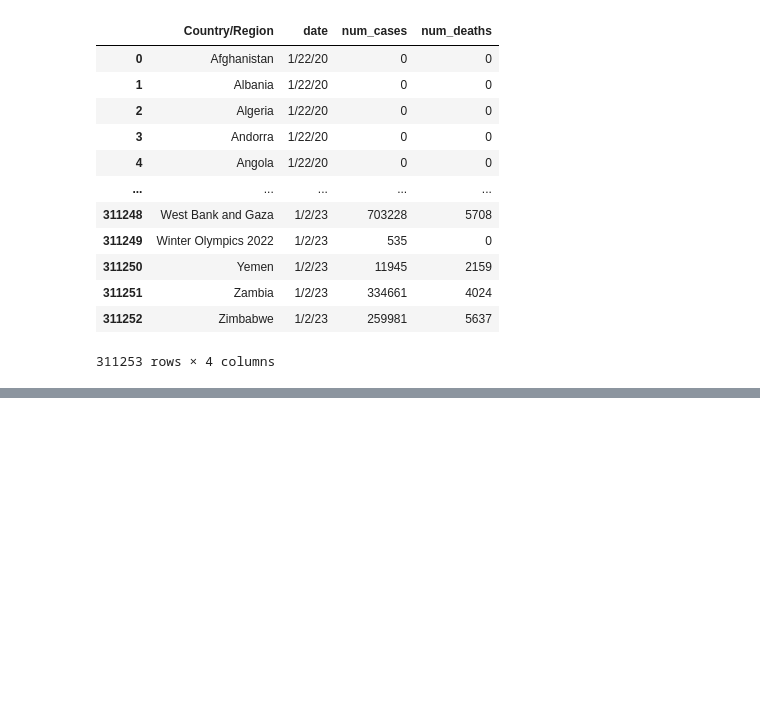
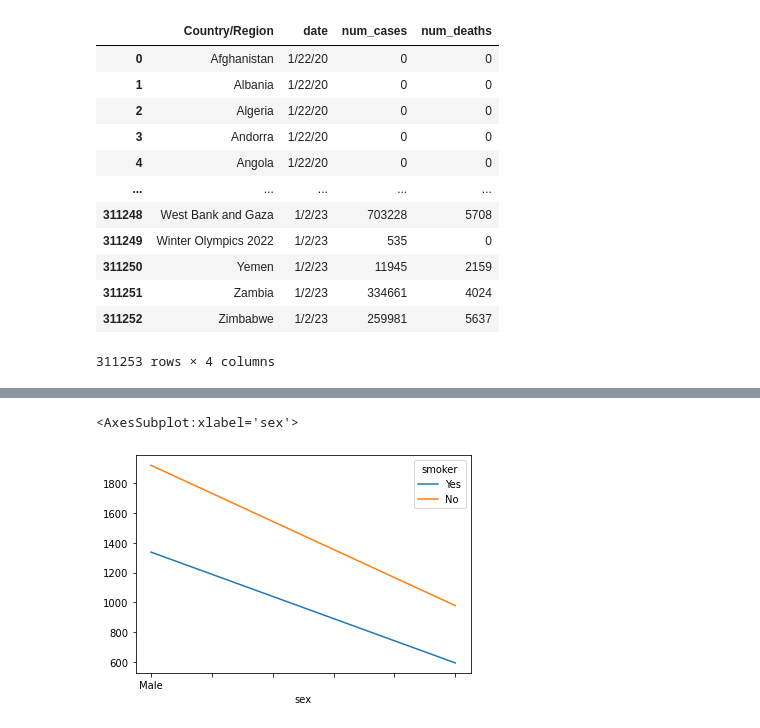
Before and after one commit to divyanshooter/Python, a Jupyter notebook: Tools/Pandas/Multindex Series and Dataframe.ipynb, the cells around one changed output, grey strips where cells are left out. Saved outputs shown, nothing was run; the diff lists cells and outputs as text; code cells hidden in the pictures; blank space fills up the shorter version.

Commit message:
pivot_table added

```diff
--- a/Tools/Pandas/Multindex Series and Dataframe.ipynb
+++ b/Tools/Pandas/Multindex Series and Dataframe.ipynb
@@ -607,0 +617,3 @@ confirm.merge(death,on=['Province/State','Country/Region','Lat','Long','date'])[
+# %%
+tips=sns.load_dataset('tips')
+tips
@@ -607,0 +709,6 @@ confirm.merge(death,on=['Province/State','Country/Region','Lat','Long','date'])[
+# %%
+# we can easily plot graphs on it
+tips.pivot_table(index='sex',columns='smoker',values='total_bill',aggfunc='sum',fill_value=0).plot()
+# %% [output]
+<AxesSubplot:xlabel='sex'>
+[figure, added]
```
Also changed, not shown: parts of 12 cells of this notebook.
